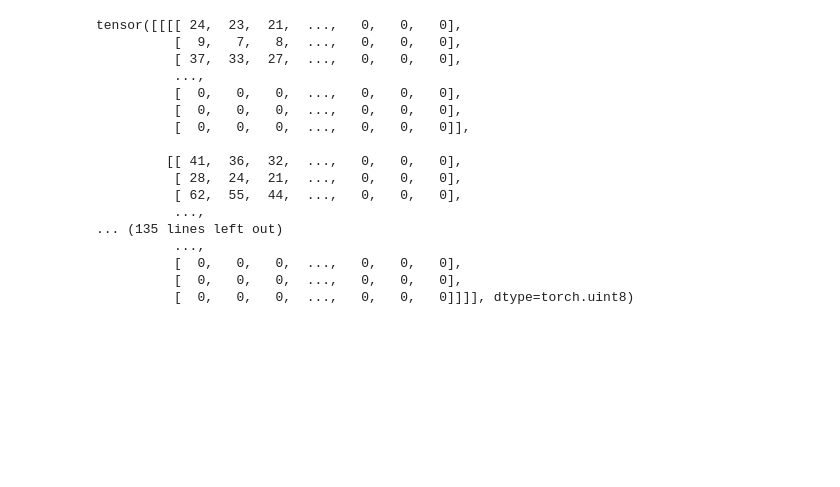
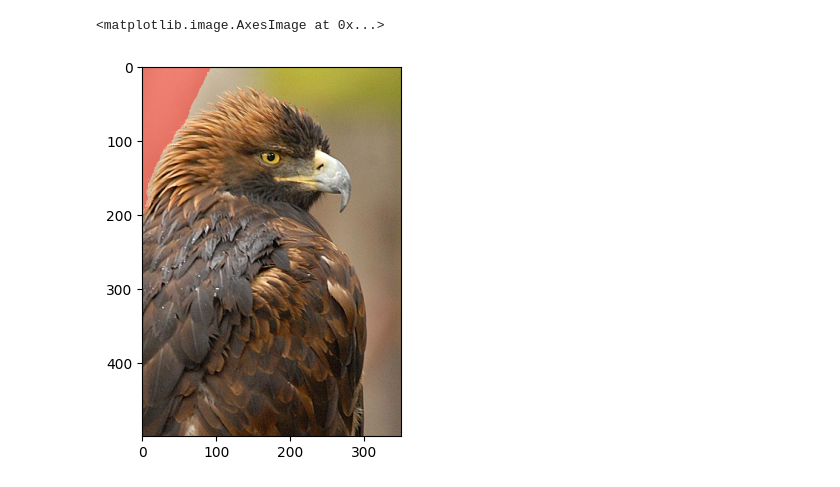
Before and after one commit to Stevetich/RVP, a Jupyter notebook: rvp/jupy.ipynb, the cells around one changed output. Cells and saved outputs as stored; diff of their text form; code cells hidden in the pictures; blank space fills up the shorter version.

```diff
--- a/rvp/jupy.ipynb
+++ b/rvp/jupy.ipynb
@@ -198,57 +198,44 @@ torch.distributed.get_rank()
 # %%
 voc_img_base_dir = "../data/VOCdevkit/VOC2012/JPEGImages"
 superpixel_base_dir = "../data/superpixel_img/scikit30"
 val_img_name_list = os.listdir(superpixel_base_dir)
 
-img_name = val_img_name_list[0]
+img_name = val_img_name_list[1]
 img = cv2.imread(os.path.join(voc_img_base_dir, img_name.split('.')[0]+".jpg"))
 sp = cv2.imread(os.path.join(superpixel_base_dir, img_name))
 sp_ids = np.unique(sp)
 
 # Gather per superpixel masks
 sp_masks = []
 for sp_id in sp_ids:
     mask = (sp == sp_id)
     sp_masks.append(torch.tensor(mask))
 
 sp_masks = torch.stack(sp_masks, dim=0)
 sp_masks = sp_masks.permute(0,3,1,2)
+img_repeated = torch.tensor(img).unsqueeze(0).permute(0,3,1,2).expand_as(sp_masks)
+
 color = torch.tensor([[0,0,255], [0,255,0], [255,0,0]]) # R G B
-# Red = color[0].reshape(1, 3, 1, 1)
-# Green = color[1].reshape(1, 3, 1, 1)
+Red = color[0].reshape(1, 3, 1, 1)
+Green = color[1].reshape(1, 3, 1, 1)
 Blue = color[2].reshape(1, 3, 1, 1)
+
+mask_imgs = torch.zeros_like(img_repeated)
+remain_imgs = torch.zeros_like(img_repeated)
+mask_imgs[sp_masks] = img_repeated[sp_masks]
+remain_imgs[sp_masks.logical_not()] = img_repeated[sp_masks.logical_not()]
 
 # superpixels_masks = superpixels_masks * Red
 
-img_repeated = torch.tensor(img).unsqueeze(0).permute(0,3,1,2).expand_as(sp_masks)
+
 
 # 图片混合
-# rendered_imgs = img_repeated * 0.6 + superpixels_masks * Red * 0.4
+# rendered_imgs = img_repeated * 0.6 + sp_masks * Red * 0.4
 # rendered_imgs = img_repeated * 0.6 + superpixels_masks * Green * 0.4
-rendered_imgs = img_repeated * 0.6 + sp_masks * Blue * 0.4
+rendered_imgs = (mask_imgs * 0.6 + sp_masks * Red * 0.4) + remain_imgs
+rendered_img = rendered_imgs[0].permute(1, 2, 0).numpy().astype(np.uint8)
+rendered_img = cv2.cvtColor(rendered_img, cv2.COLOR_RGB2BGR)
+plt.imshow(rendered_img)
+# %% [output]
+<matplotlib.image.AxesImage at 0x...>
+[figure, added]
-# %%
-masked_image = torch.zeros_like(img_repeated)
-masked_image1 = torch.zeros_like(img_repeated)
-masked_image[sp_masks] = img_repeated[sp_masks]
-
-sp_masks1 = torch.logical_not(sp_masks)
-masked_image1[sp_masks1] = img_repeated[sp_masks1]
-masked_image1
-# %% [output]
-tensor([[[[ 24,  23,  21,  ...,   0,   0,   0],
-          [  9,   7,   8,  ...,   0,   0,   0],
-          [ 37,  33,  27,  ...,   0,   0,   0],
-          ...,
-          [  0,   0,   0,  ...,   0,   0,   0],
-          [  0,   0,   0,  ...,   0,   0,   0],
-          [  0,   0,   0,  ...,   0,   0,   0]],
-
-         [[ 41,  36,  32,  ...,   0,   0,   0],
-          [ 28,  24,  21,  ...,   0,   0,   0],
-          [ 62,  55,  44,  ...,   0,   0,   0],
-          ...,
-... (135 lines left out)
-          ...,
-          [  0,   0,   0,  ...,   0,   0,   0],
-          [  0,   0,   0,  ...,   0,   0,   0],
-          [  0,   0,   0,  ...,   0,   0,   0]]]], dtype=torch.uint8)
```
Also changed, not shown: parts of 2 cells of this notebook, 30 other files.
